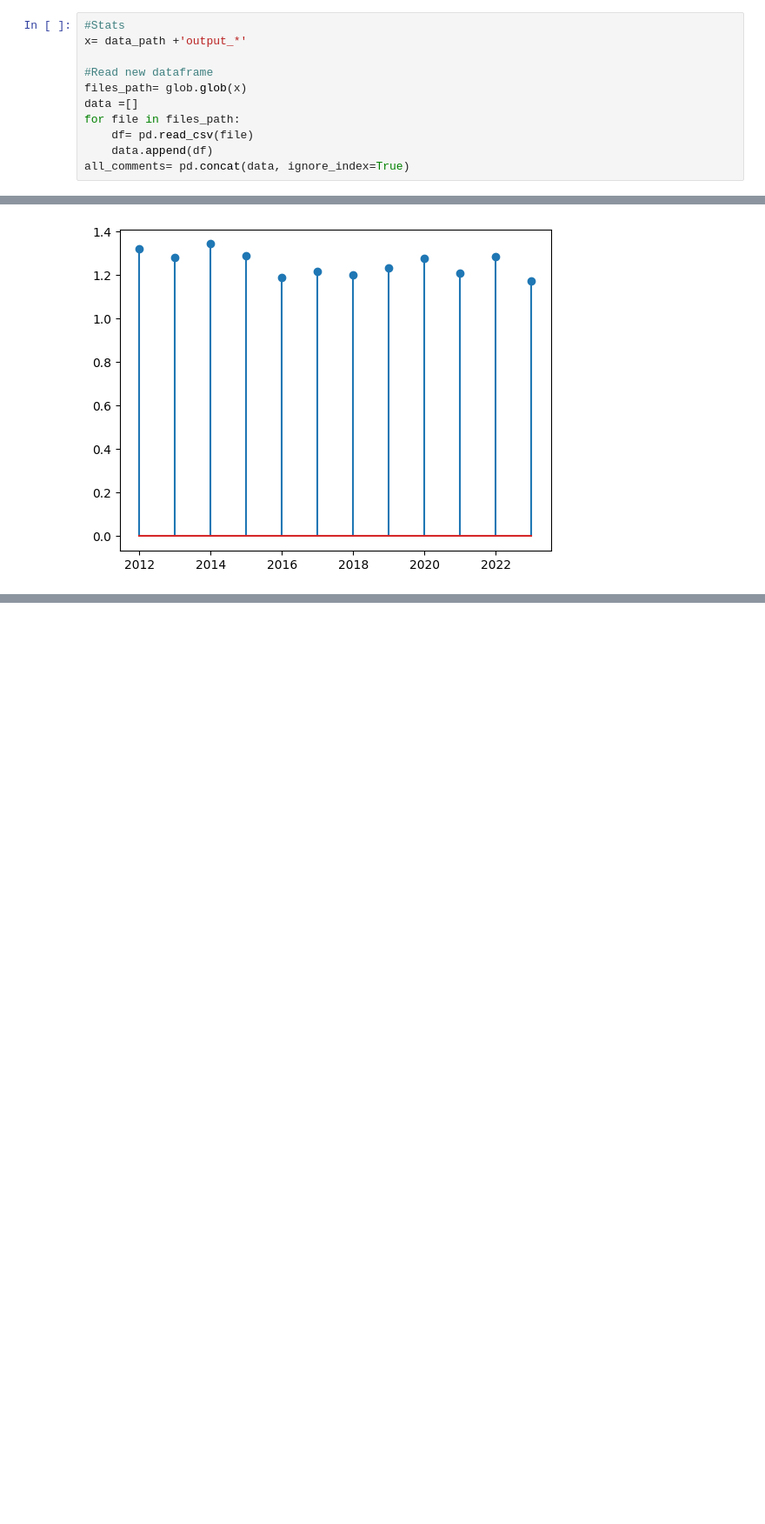
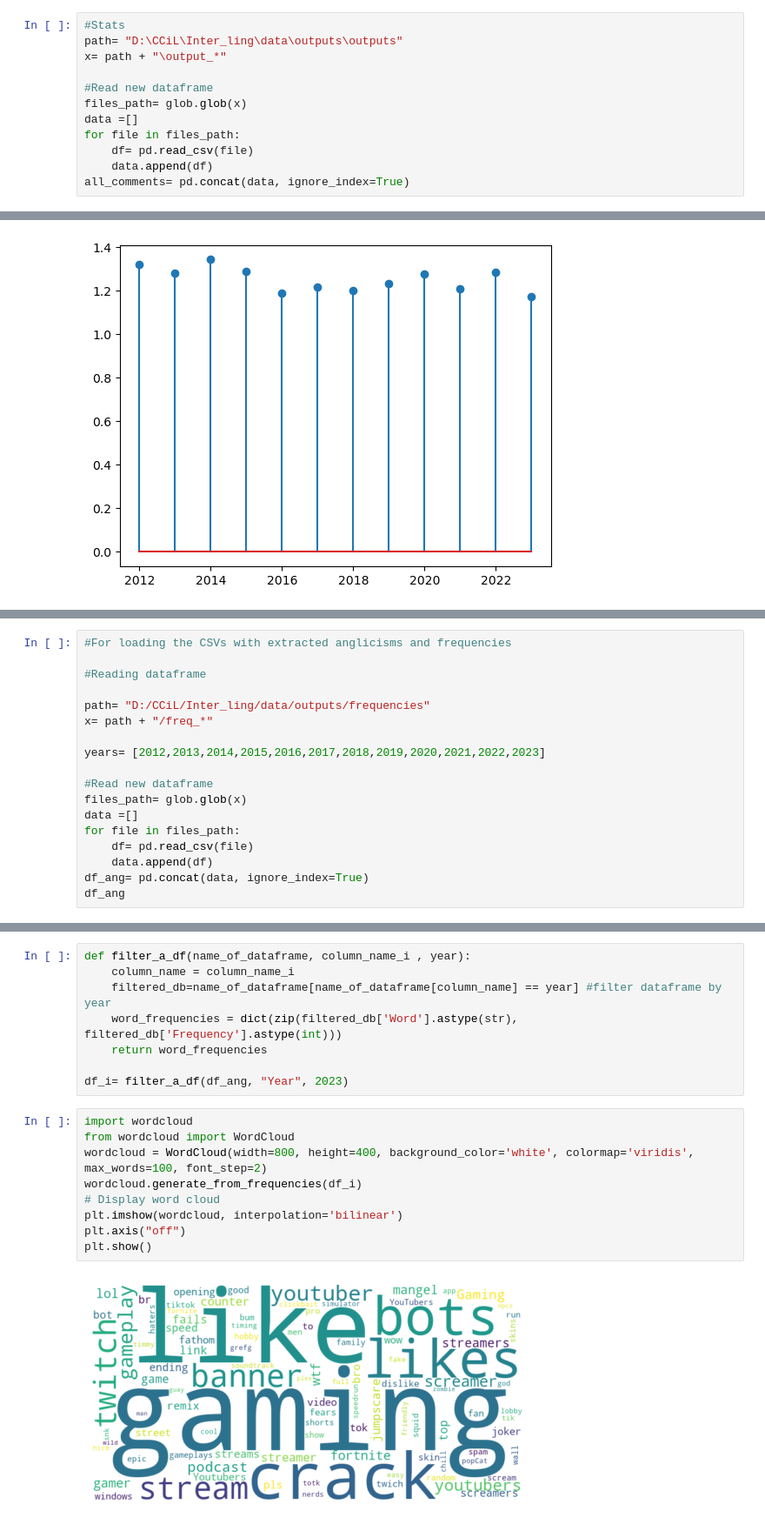
Before and after one commit to alejaduque/anglicisms_overtime, a Jupyter notebook: model.ipynb, the cells around one changed output, grey strips where cells are left out. Shown at 87% size. Cells and saved outputs as stored; diff of their text form; blank space fills up the shorter version.

```diff
--- a/model.ipynb
+++ b/model.ipynb
@@ -161,7 +163,8 @@ Lenght of the final list:13622
 To compute statistical analysis, load the "clean_comments" file, as the processing of the sentences can take a long time to load.
 # %%
 #Stats
-x= data_path +'output_*'
+path= "D:\CCiL\Inter_ling\data\outputs\outputs"
+x= path + "\output_*"
 
 #Read new dataframe
 files_path= glob.glob(x)
@@ -270,0 +329,18 @@ plt.show()
+# %%
+#For loading the CSVs with extracted anglicisms and frequencies
+
+#Reading dataframe
+
+path= "D:/CCiL/Inter_ling/data/outputs/frequencies"
+x= path + "/freq_*"
+
+years= [2012,2013,2014,2015,2016,2017,2018,2019,2020,2021,2022,2023]
+
+#Read new dataframe
+files_path= glob.glob(x)
+data =[]
+for file in files_path:
+    df= pd.read_csv(file)
+    data.append(df)
+df_ang= pd.concat(data, ignore_index=True)
+df_ang
@@ -270,0 +361,19 @@ plt.show()
+# %%
+def filter_a_df(name_of_dataframe, column_name_i , year):
+    column_name = column_name_i
+    filtered_db=name_of_dataframe[name_of_dataframe[column_name] == year] #filter dataframe by year
+    word_frequencies = dict(zip(filtered_db['Word'].astype(str), filtered_db['Frequency'].astype(int)))
+    return word_frequencies
+
+df_i= filter_a_df(df_ang, "Year", 2023)
+# %%
+import wordcloud
+from wordcloud import WordCloud
+wordcloud = WordCloud(width=800, height=400, background_color='white', colormap='viridis', max_words=100, font_step=2)
+wordcloud.generate_from_frequencies(df_i)
+# Display word cloud
+plt.imshow(wordcloud, interpolation='bilinear')
+plt.axis("off")
+plt.show()
+# %% [output]
+[figure, added]
```
Also changed, not shown: parts of 4 cells of this notebook.
